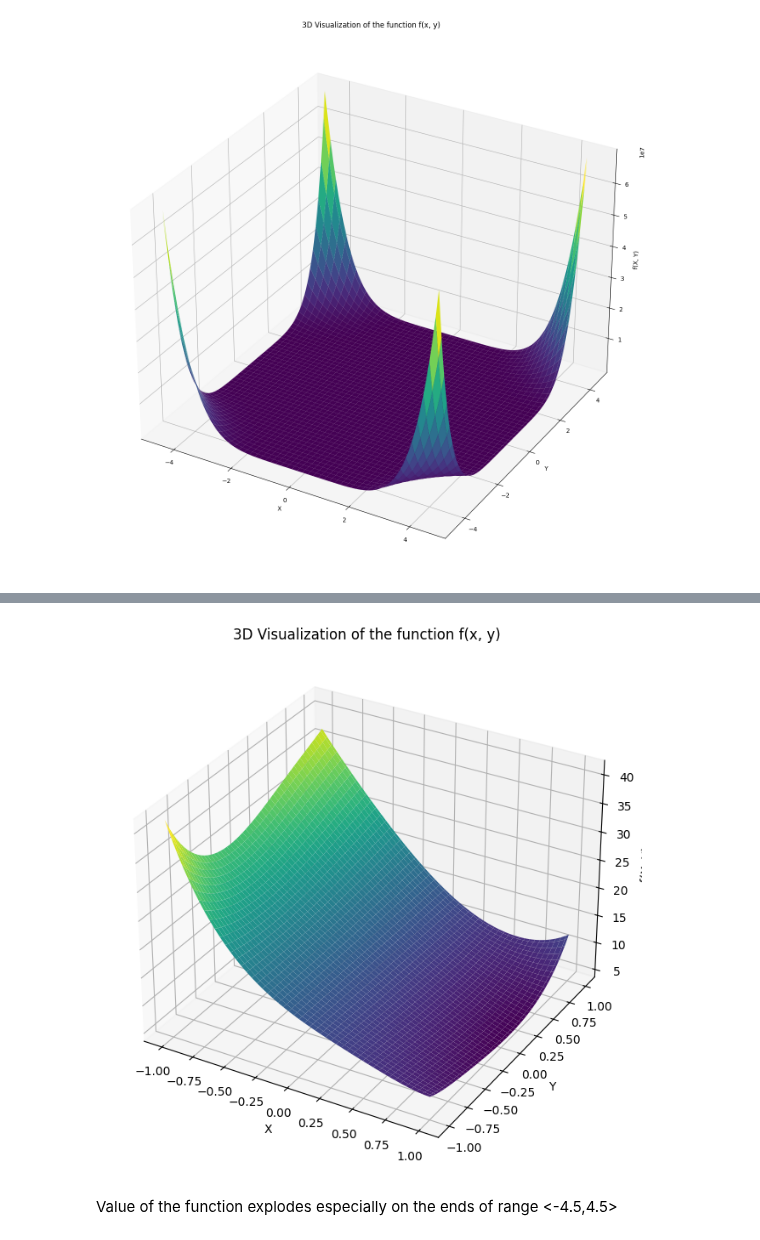
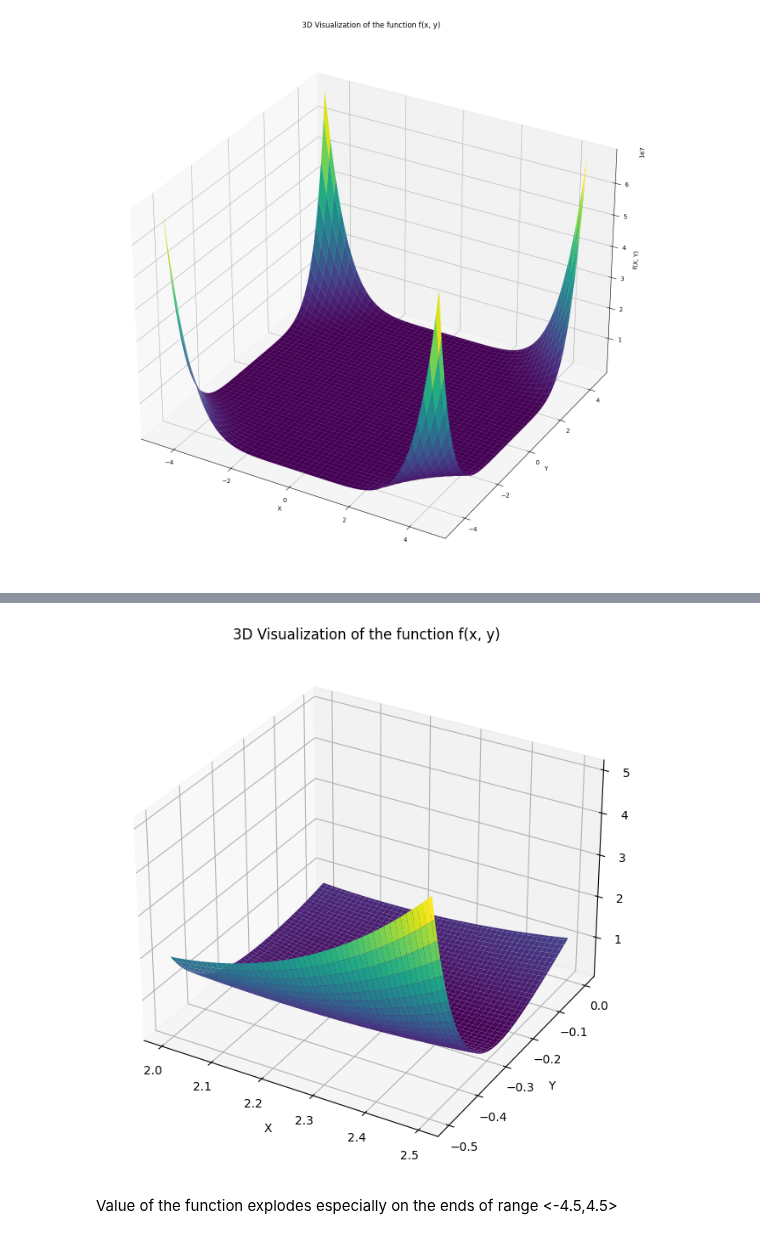
Before and after one commit to mkopanik/Introductiont-to-AI, a Jupyter notebook: Lab2/Lab2_PSO.ipynb, the cells around one changed output, grey strips where cells are left out. Saved outputs shown, nothing was run; the diff lists cells and outputs as text; code cells hidden in the pictures.

```diff
--- a/Lab2/Lab2_PSO.ipynb
+++ b/Lab2/Lab2_PSO.ipynb
@@ -5,6 +5,18 @@ import numpy as np
 import matplotlib.pyplot as plt
 from mpl_toolkits.mplot3d import Axes3D
 # %%
+from sys import maxsize
+
+
 def f(x):
     """for x,y in range <-4.5,4.5>"""
+
+
+    up_domain = 4.5              # representation of function domain
+    low_domain = -4.5
+
+    # if ((x[0]<low_domain) | x[1] > up_domain):
+    #     return np.float64(maxsize)
+
+    # # else:
     return (1.5 - x[0] - x[0] * x[1])**2 + (2.25 - x[0] + (x[0] * x[1])**2)**2 + (2.625 - x[0] + (x[0] * x[1])**3)**2
@@ -36,25 +60,25 @@ plt.show()
 # %%
 # Define the range for x and y values
-x = np.linspace(-1, 1, 100)
-y = np.linspace(-1, 1, 100)
+x = np.linspace(2, 2.5, 100)
+y = np.linspace(-0.5, 0, 100)
 X, Y = np.meshgrid(x, y)
 
 Z = f((X,Y))
 
 # Plotting the 3D surface
 fig = plt.figure(figsize=(10, 8))
 ax = fig.add_subplot(111, projection='3d')
 ax.plot_surface(X, Y, Z, cmap='viridis', edgecolor='none')
 
 # Label the axes
 ax.set_xlabel('X')
 ax.set_ylabel('Y')
 ax.set_zlabel('f(X, Y)')
 ax.set_title('3D Visualization of the function f(x, y)')
 
 plt.show()
 # %% [output]
-[figure, old version]
+[figure, new version]
 # %% [markdown]
 Value of the function explodes especially on the ends of range <-4.5,4.5>
 # %%
```
Also changed, not shown: parts of 7 cells of this notebook, 1 other file.
